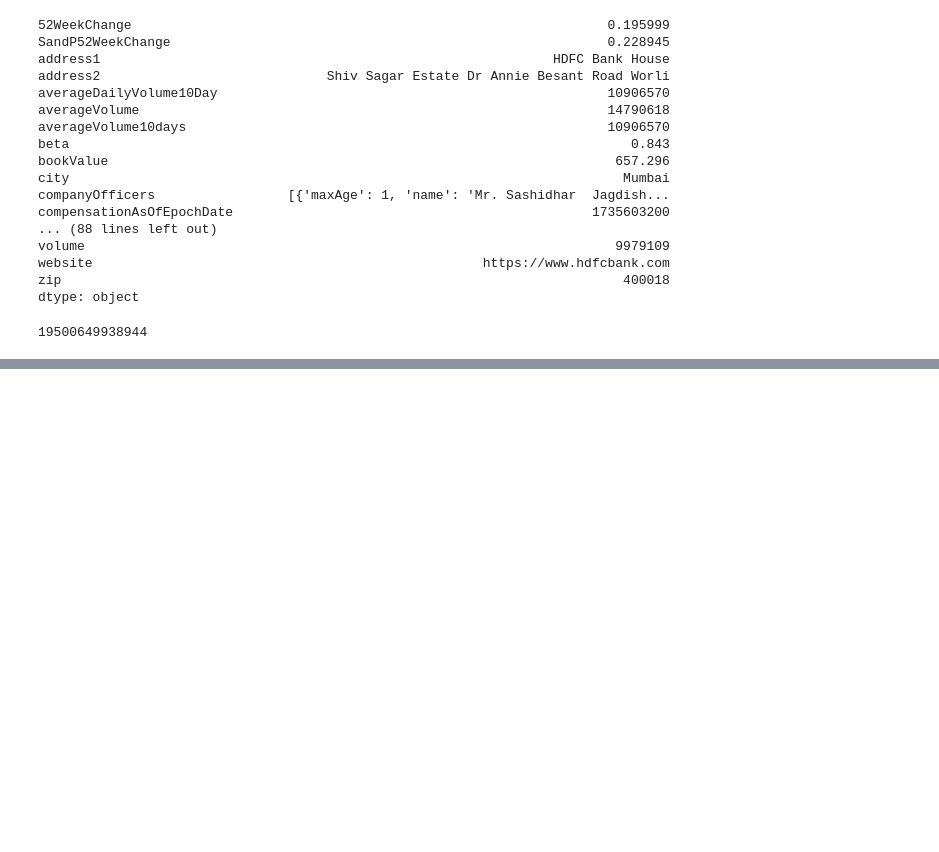
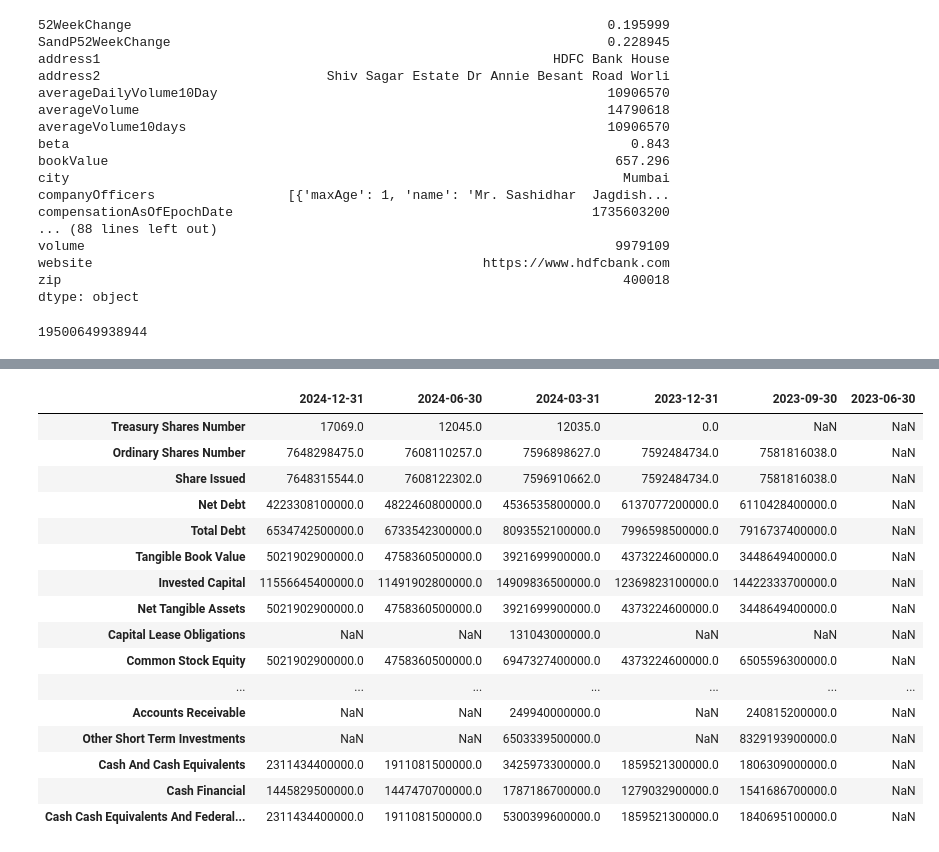
Before and after one commit to barnwalp/algorithmic_trading, a Jupyter notebook: Equity_Analysis_Advanced.ipynb, the cells around one changed output, grey strips where cells are left out. Saved outputs shown, nothing was run; the diff lists cells and outputs as text; code cells hidden in the pictures; blank space fills up the shorter version.

Commit message:
get the financial data using yfinance

```diff
--- a/Equity_Analysis_Advanced.ipynb
+++ b/Equity_Analysis_Advanced.ipynb
@@ -73,0 +139,24 @@ plt.show()
+# %%
+# You can also get the quarterly balance sheet, income statement and cash flow
+q_bs = hdfc.quarterly_balance_sheet
+q_is = hdfc.quarterly_income_stmt
+q_cf = hdfc.quarterly_cash_flow
+q_bs
+# %% [output]
+|  | 2024-12-31 | 2024-06-30 | 2024-03-31 | 2023-12-31 | 2023-09-30 | 2023-06-30 |
+| Treasury Shares Number | 17069.0 | 12045.0 | 12035.0 | 0.0 | NaN | NaN |
+| Ordinary Shares Number | 7648298475.0 | 7608110257.0 | 7596898627.0 | 7592484734.0 | 7581816038.0 | NaN |
+| Share Issued | 7648315544.0 | 7608122302.0 | 7596910662.0 | 7592484734.0 | 7581816038.0 | NaN |
+| Net Debt | 4223308100000.0 | 4822460800000.0 | 4536535800000.0 | 6137077200000.0 | 6110428400000.0 | NaN |
+| Total Debt | 6534742500000.0 | 6733542300000.0 | 8093552100000.0 | 7996598500000.0 | 7916737400000.0 | NaN |
+| Tangible Book Value | 5021902900000.0 | 4758360500000.0 | 3921699900000.0 | 4373224600000.0 | 3448649400000.0 | NaN |
+| Invested Capital | 11556645400000.0 | 11491902800000.0 | 14909836500000.0 | 12369823100000.0 | 14422333700000.0 | NaN |
+| Net Tangible Assets | 5021902900000.0 | 4758360500000.0 | 3921699900000.0 | 4373224600000.0 | 3448649400000.0 | NaN |
+| Capital Lease Obligations | NaN | NaN | 131043000000.0 | NaN | NaN | NaN |
+| Common Stock Equity | 5021902900000.0 | 4758360500000.0 | 6947327400000.0 | 4373224600000.0 | 6505596300000.0 | NaN |
+| ... | ... | ... | ... | ... | ... | ... |
+| Accounts Receivable | NaN | NaN | 249940000000.0 | NaN | 240815200000.0 | NaN |
+| Other Short Term Investments | NaN | NaN | 6503339500000.0 | NaN | 8329193900000.0 | NaN |
+| Cash And Cash Equivalents | 2311434400000.0 | 1911081500000.0 | 3425973300000.0 | 1859521300000.0 | 1806309000000.0 | NaN |
+| Cash Financial | 1445829500000.0 | 1447470700000.0 | 1787186700000.0 | 1279032900000.0 | 1541686700000.0 | NaN |
+| Cash Cash Equivalents And Federal... | 2311434400000.0 | 1911081500000.0 | 5300399600000.0 | 1859521300000.0 | 1840695100000.0 | NaN |
```
Also changed, not shown: parts of 5 cells of this notebook.
